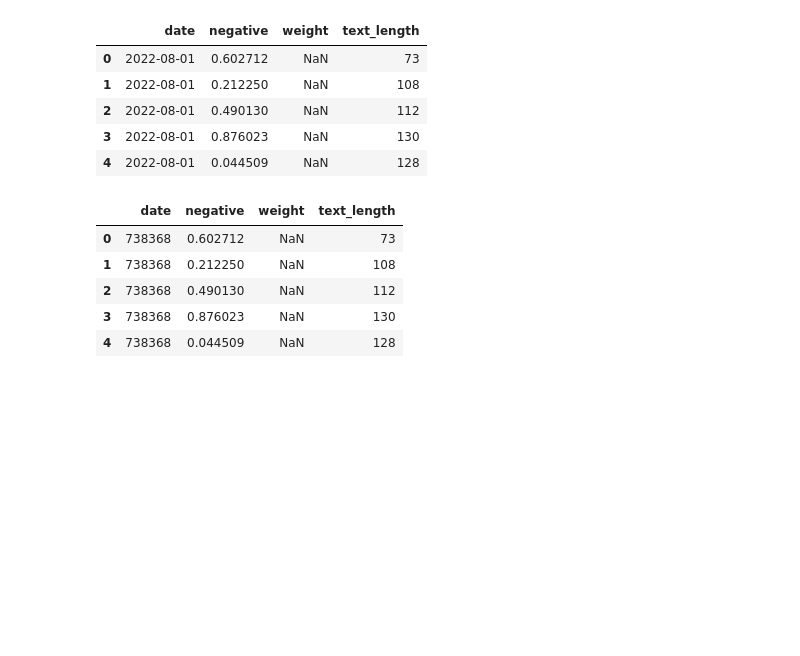
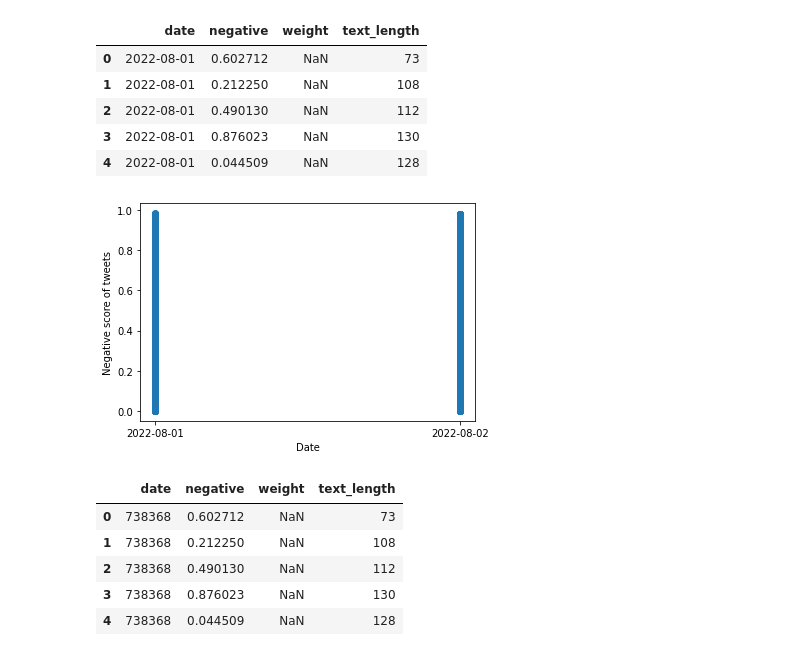
Before and after one commit to aiscience-22/UA_War, a Jupyter notebook: Twitter_ensemble.ipynb, the cells around one changed output. Drawn from its saved outputs; the diff is of its cells as text; code cells hidden in the pictures; blank space fills up the shorter version.

```diff
--- a/Twitter_ensemble.ipynb
+++ b/Twitter_ensemble.ipynb
@@ -165,6 +165,18 @@ joined_data_df.head()
 | 2 | 2022-08-01 | 0.490130 | NaN | 112 |
 | 3 | 2022-08-01 | 0.876023 | NaN | 130 |
 | 4 | 2022-08-01 | 0.044509 | NaN | 128 |
+# %%
+# Get the plot
+
+# importing the plot module
+import matplotlib.pyplot as plt
+
+plt.scatter(joined_data_df.date, joined_data_df.negative)
+plt.xlabel('Date')
+plt.ylabel('Negative score of tweets')
+plt.show()
+# %% [output]
+[figure, added]
 # %%
 # convert datetime to numerical
 
```
Also changed, not shown: parts of 12 cells of this notebook.
